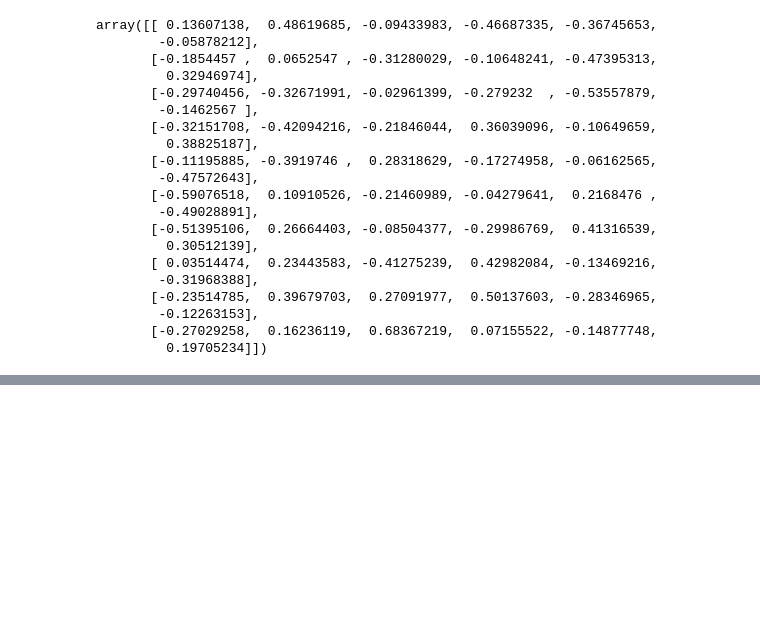
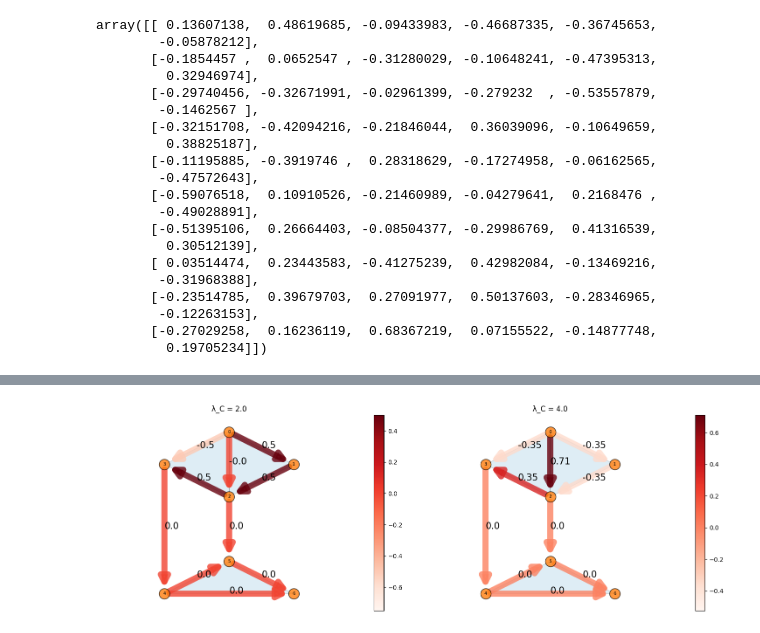
Before and after one commit to irtazahashmi/pytspl, a Jupyter notebook: notebooks/spectral_analysis.ipynb, the cells around one changed output, grey strips where cells are left out. Cells and saved outputs as stored; diff of their text form; code cells hidden in the pictures; blank space fills up the shorter version.

```diff
--- a/notebooks/spectral_analysis.ipynb
+++ b/notebooks/spectral_analysis.ipynb
@@ -155,0 +129,6 @@ scplot.draw_flow(flow=flow, ax=ax)
+# %%
+# plot curl eigenvectors
+eig_vec_indices = np.array([0, 2])
+scplot.draw_curl_eigenvectors(eig_vec_indices)
+# %% [output]
+[figure, added]
```
Also changed, not shown: parts of 5 cells of this notebook, 1 other file.
